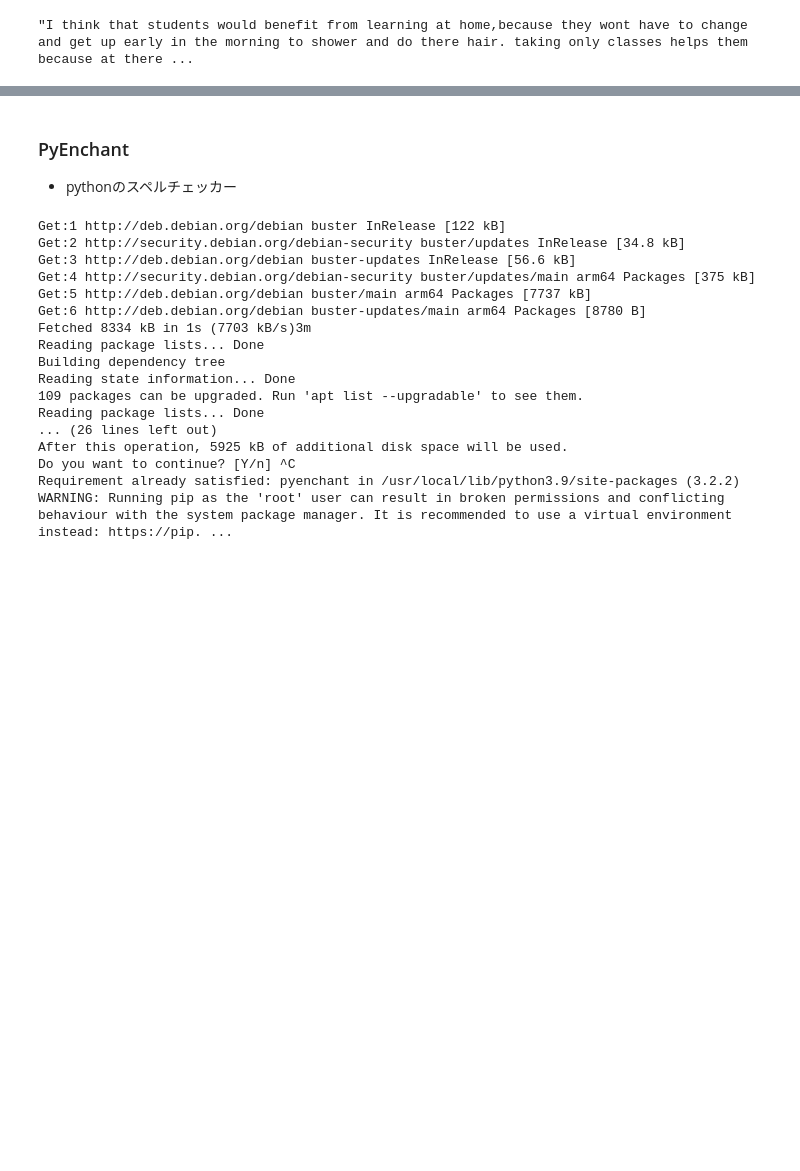
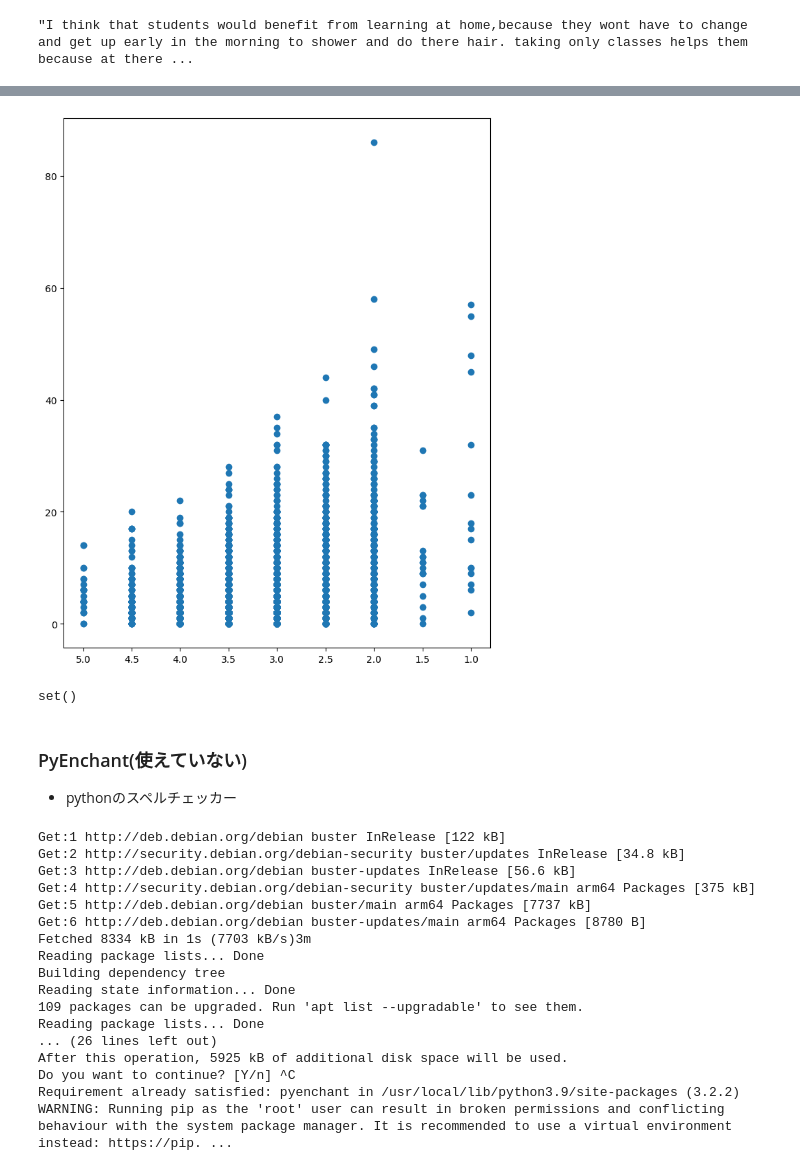
Before and after one commit to fuyu-quant/kaggle-Feedback-English-Language-Learning, a Jupyter notebook: ipynb/conventions.ipynb, the cells around one changed output, grey strips where cells are left out. Drawn from its saved outputs; the diff is of its cells as text; code cells hidden in the pictures; blank space fills up the shorter version.

```diff
--- a/ipynb/conventions.ipynb
+++ b/ipynb/conventions.ipynb
@@ -42,0 +61,27 @@ text[0]
+# %%
+def misspell_count(text):
+    # 改行の削除
+    text = text.replace('\n', '')
+    # 句読点を抜く
+    text = text.replace('.', ' ')
+    text = text.replace(',', ' ')
+    text_words = text.split()
+    misspelled = spell.unknown(text_words)
+    count = 0
+    for word in misspelled:
+        count += 1
+        # スペルミス
+        #print(word)
+        # 最も可能性の高い単語
+        #print(spell.correction(word))
+    #print(count)
+    return count
+# %%
+miss_count = []
+
+for i in range(3911):
+    check_text = text[i]
+    m_count = misspell_count(check_text)
+    miss_count.append(m_count)
+
+#miss_count
@@ -42,0 +90,2 @@ text[0]
+# %%
+df['miss_count'] = miss_count
@@ -42,0 +187,6 @@ text[0]
+# %%
+miss_count = np.array(miss_count)
+col_list = ['cohesion', 'syntax', 'vocabulary','phraseology', 'grammar', 'conventions']
+for i in col_list:
+    conv = df[i].to_numpy()
+    print(np.corrcoef(miss_count, conv))
@@ -42,0 +208,8 @@ text[0]
+# %%
+fig, ax = plt.subplots(figsize=(8.0, 10.0))
+#fig = plt.figure(figsize=(14,8))
+#ax = sns.jointplot(x = conv, y = miss_count, color = "#6495ED")
+ax.scatter(conv, miss_count)
+ax.invert_xaxis()
+# %% [output]
+[figure, added]
@@ -43,5 +224,9 @@ text[0]
+# %%
+misspelled
+# %% [output]
+set()
 # %% [markdown]
-### PyEnchant
+### PyEnchant(使えていない)
 * pythonのスペルチェッカー
 # %%
 !apt update
```
Also changed, not shown: parts of 17 cells of this notebook, 1 other file.
